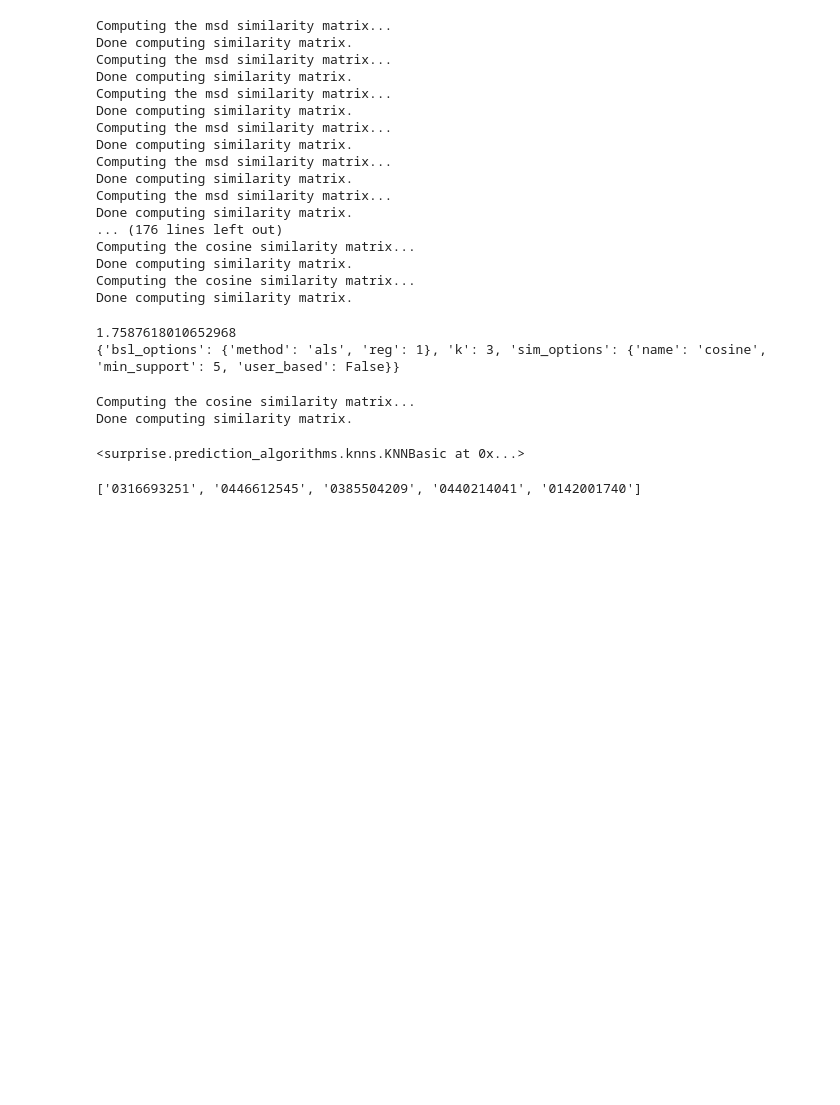
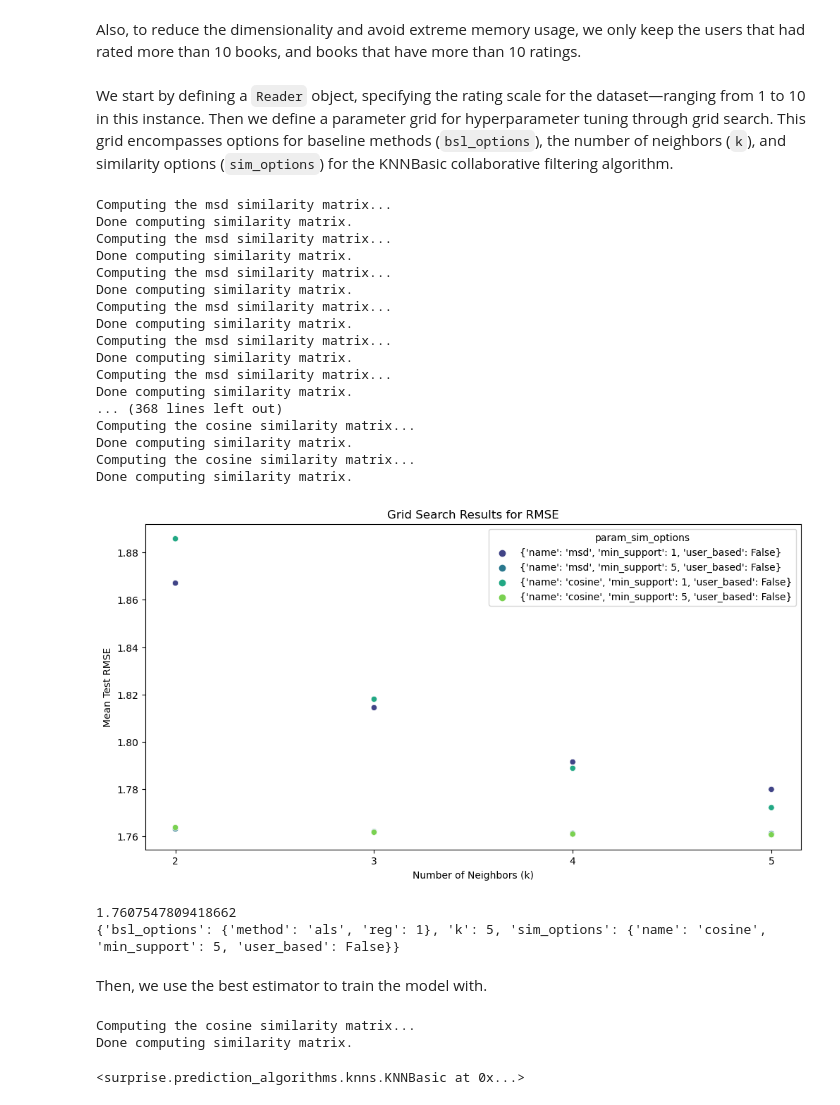
Before and after one commit to azrilhafizi/book_recommender_streamlit, a Jupyter notebook: training.ipynb, the cells around one changed output. Saved outputs shown, nothing was run; the diff lists cells and outputs as text; code cells hidden in the pictures; blank space fills up the shorter version.

Commit message:
add training notebook

```diff
--- a/training.ipynb
+++ b/training.ipynb
@@ -15,0 +12,2 @@ df = df[df['Book-Rating'] != 0]
+# %%
+df = pd.read_csv('book_rating.csv')
@@ -16,3 +18,5 @@ df = df[df['Book-Rating'] != 0]
+# %% [markdown]
+Also, to reduce the dimensionality and avoid extreme memory usage, we only keep the users that had rated more than 10 books, and books that have more than 10 ratings.
 # %%
 user_rating_count = df.groupby('User-ID')['Book-Rating'].count()
 users_more_than_20_ratings = user_rating_count[user_rating_count > 10].index
@@ -21,6 +25,8 @@ df = df[df['User-ID'].isin(users_more_than_20_ratings)]
 book_rating_count = df.groupby('ISBN')['Book-Rating'].count()
 books_more_than_20_ratings = book_rating_count[book_rating_count > 10].index
 df = df[df['ISBN'].isin(books_more_than_20_ratings)]
+# %% [markdown]
+We start by defining a `Reader` object, specifying the rating scale for the dataset—ranging from 1 to 10 in this instance. Then we define a parameter grid for hyperparameter tuning through grid search. This grid encompasses options for baseline methods (`bsl_options`), the number of neighbors (`k`), and similarity options (`sim_options`) for the KNNBasic collaborative filtering algorithm.
 # %%
 reader = Reader(rating_scale=(1, 10))
 data = Dataset.load_from_df(df[['User-ID', 'ISBN', 'Book-Rating']], reader=reader)
@@ -30,7 +36,7 @@ param_grid = {
         'method': ['als', 'sgd'],
         'reg': [1, 2],
     },
-    'k': [2, 3],
+    'k': [2, 3, 4, 5],
     'sim_options': {
         'name': ['msd', 'cosine'],
         'min_support': [1, 5],
@@ -53,17 +59,32 @@ Computing the msd similarity matrix...
 Done computing similarity matrix.
 Computing the msd similarity matrix...
 Done computing similarity matrix.
-... (176 lines left out)
+... (368 lines left out)
 Computing the cosine similarity matrix...
 Done computing similarity matrix.
 Computing the cosine similarity matrix...
 Done computing similarity matrix.
+# %%
+results_df = pd.DataFrame.from_dict(gs.cv_results)
+results_df['param_sim_options'] = results_df['param_sim_options'].apply(str)
+
+plt.figure(figsize=(12, 6))
+sns.scatterplot(data=results_df, x='param_k', y='mean_test_rmse', hue='param_sim_options', palette='viridis')
+plt.title('Grid Search Results for RMSE')
+plt.xlabel('Number of Neighbors (k)')
+plt.ylabel('Mean Test RMSE')
+plt.locator_params(axis="x", integer=True, tight=True)
+plt.show()
+# %% [output]
+[figure, added]
 # %%
 print(gs.best_score["rmse"])
 print(gs.best_params["rmse"])
 # %% [output]
-1.7587618010652968
-{'bsl_options': {'method': 'als', 'reg': 1}, 'k': 3, 'sim_options': {'name': 'cosine', 'min_support': 5, 'user_based': False}}
+1.7607547809418662
+{'bsl_options': {'method': 'als', 'reg': 1}, 'k': 5, 'sim_options': {'name': 'cosine', 'min_support': 5, 'user_based': False}}
+# %% [markdown]
+Then, we use the best estimator to train the model with.
 # %%
 algo = gs.best_estimator['rmse']
 algo.fit(data.build_full_trainset())
@@ -80,4 +104,0 @@ neighbor_books = [algo.trainset.to_raw_iid(inner_id) for inner_id in neighbors]
-# %%
-neighbor_books
-# %% [output]
-['0316693251', '0446612545', '0385504209', '0440214041', '0142001740']
```
Also changed, not shown: parts of 10 cells of this notebook.
